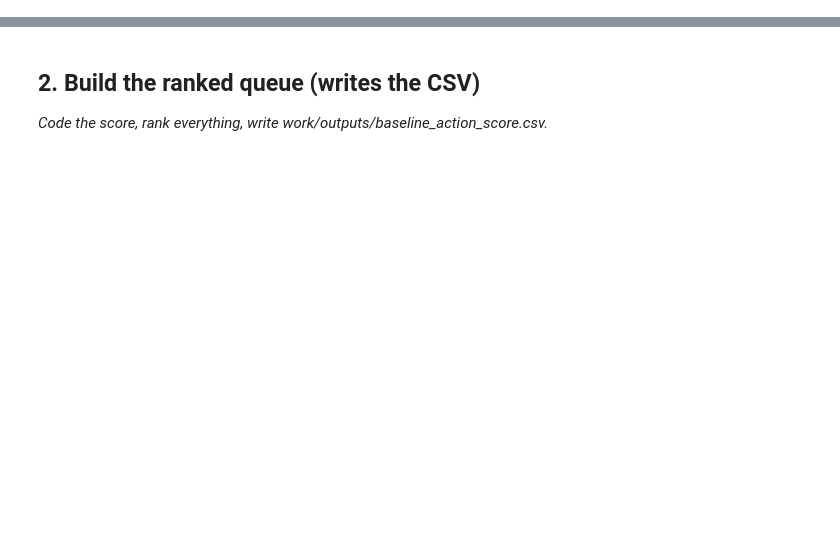
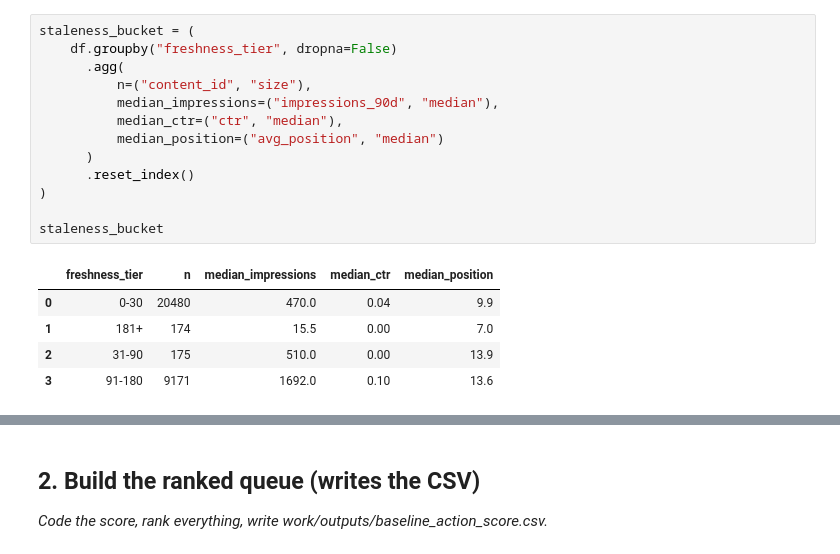
Before and after one commit to arsal626/flyrank-ml-internship, a Jupyter notebook: work/notebooks/w04_baseline_score.ipynb, the cells around one changed output, grey strips where cells are left out. Drawn from its saved outputs; the diff is of its cells as text; blank space fills up the shorter version.

```diff
--- a/work/notebooks/w04_baseline_score.ipynb
+++ b/work/notebooks/w04_baseline_score.ipynb
@@ -15,0 +79,19 @@ This skeleton is yours to fill. Work the sections **in order** — each one has
+# %%
+staleness_bucket = (
+    df.groupby("freshness_tier", dropna=False)
+      .agg(
+          n=("content_id", "size"),
+          median_impressions=("impressions_90d", "median"),
+          median_ctr=("ctr", "median"),
+          median_position=("avg_position", "median")
+      )
+      .reset_index()
+)
+
+staleness_bucket
+# %% [output]
+|  | freshness_tier | n | median_impressions | median_ctr | median_position |
+| 0 | 0-30 | 20480 | 470.0 | 0.04 | 9.9 |
+| 1 | 181+ | 174 | 15.5 | 0.00 | 7.0 |
+| 2 | 31-90 | 175 | 510.0 | 0.00 | 13.9 |
+| 3 | 91-180 | 9171 | 1692.0 | 0.10 | 13.6 |
```
Also changed, not shown: parts of 23 cells of this notebook.
